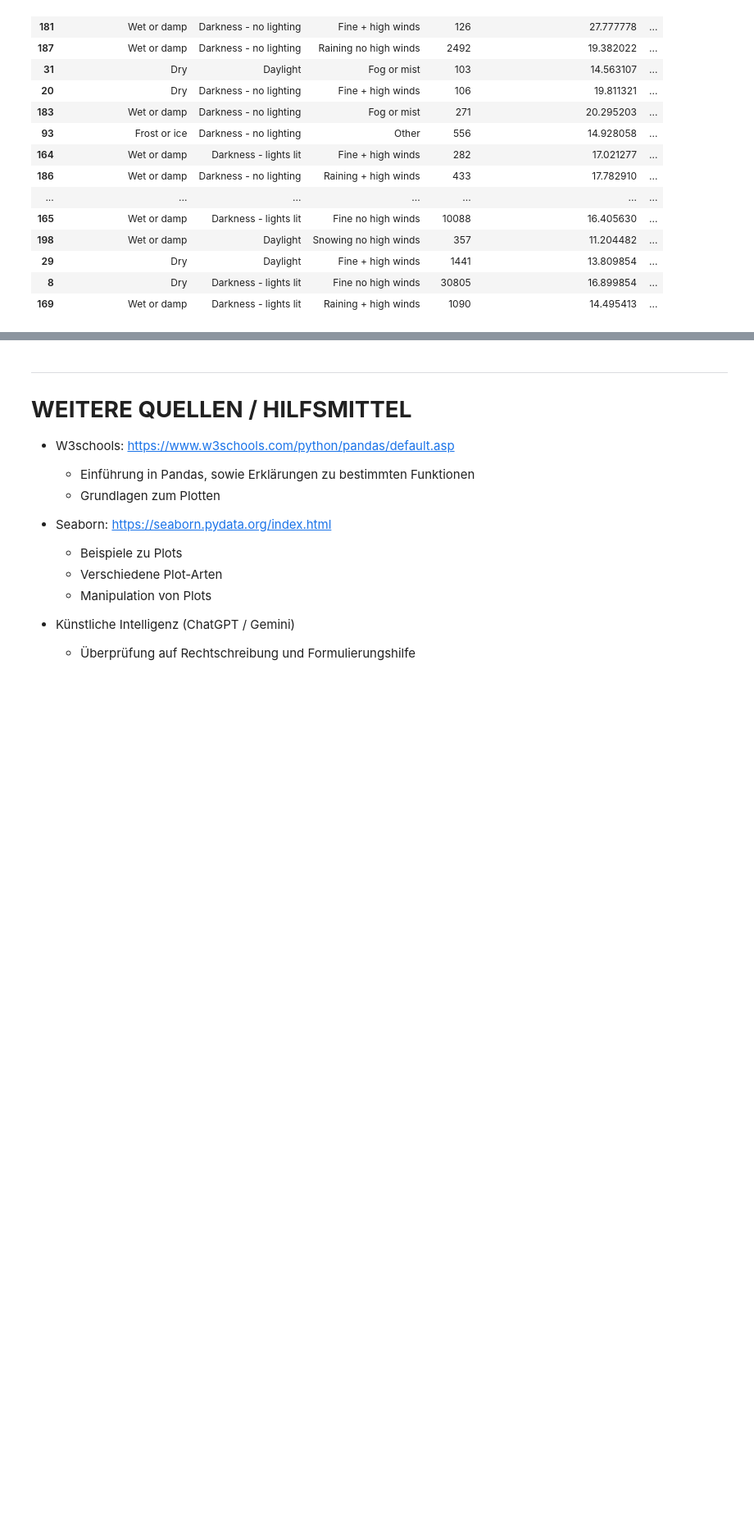
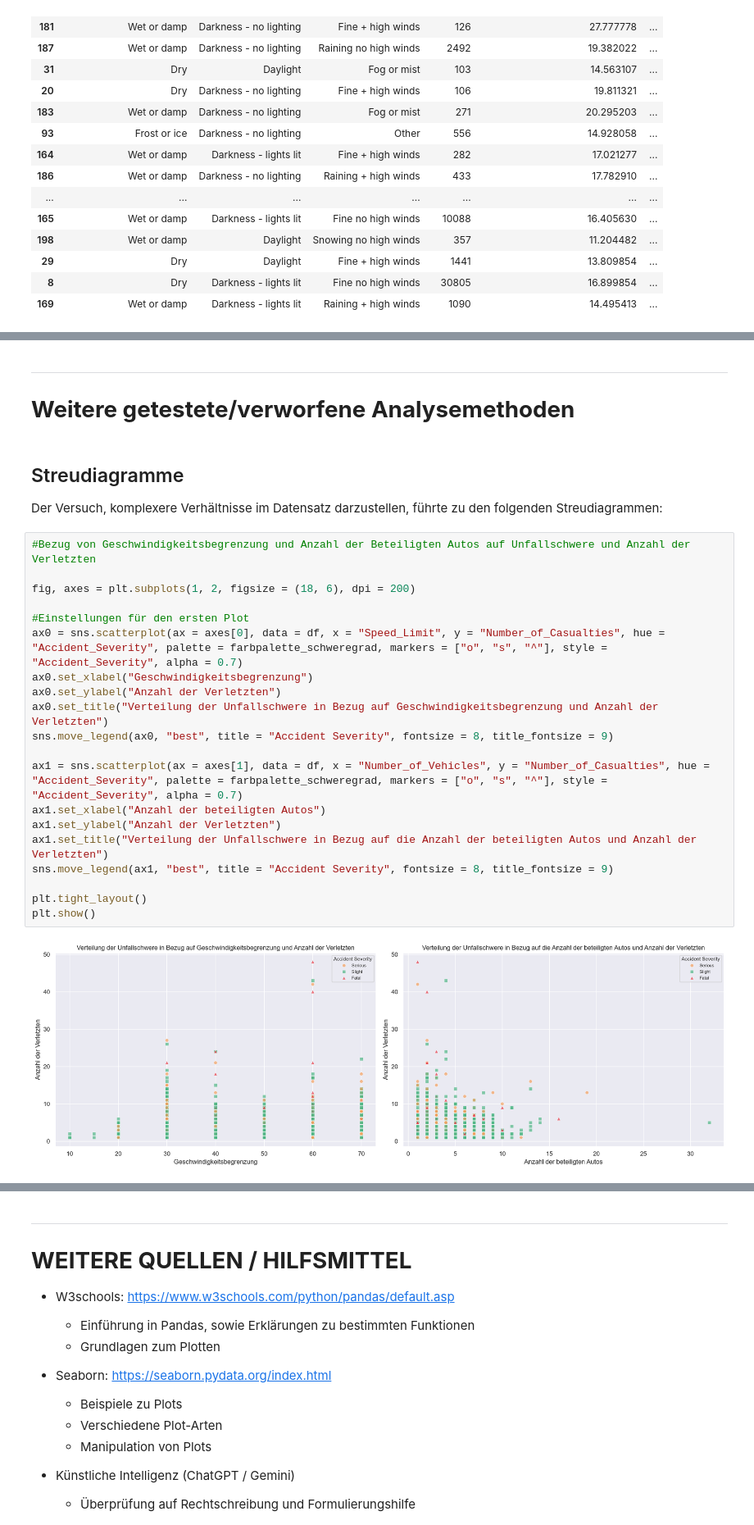
Before and after one commit to bentleman-byte/Credit-Card-Fraud-DSKI, a Jupyter notebook: Final.ipynb, the cells around one changed output, grey strips where cells are left out. Shown at 82% size. Drawn from its saved outputs; the diff is of its cells as text; blank space fills up the shorter version.

```diff
--- a/Final.ipynb
+++ b/Final.ipynb
@@ -1074,0 +1145,29 @@ Cramérs V (Kombination): 0.0726
+# %% [markdown]
+***
+# **Weitere getestete/verworfene Analysemethoden**
+# %% [markdown]
+## Streudiagramme
+
+Der Versuch, komplexere Verhältnisse im Datensatz darzustellen, führte zu den folgenden Streudiagrammen:
+# %%
+#Bezug von Geschwindigkeitsbegrenzung und Anzahl der Beteiligten Autos auf Unfallschwere und Anzahl der Verletzten
+
+fig, axes = plt.subplots(1, 2, figsize = (18, 6), dpi = 200)
+
+#Einstellungen für den ersten Plot
+ax0 = sns.scatterplot(ax = axes[0], data = df, x = "Speed_Limit", y = "Number_of_Casualties", hue = "Accident_Severity", palette = farbpalette_schweregrad, markers = ["o", "s", "^"], style = "Accident_Severity", alpha = 0.7)
+ax0.set_xlabel("Geschwindigkeitsbegrenzung")
+ax0.set_ylabel("Anzahl der Verletzten")
+ax0.set_title("Verteilung der Unfallschwere in Bezug auf Geschwindigkeitsbegrenzung und Anzahl der Verletzten")
+sns.move_legend(ax0, "best", title = "Accident Severity", fontsize = 8, title_fontsize = 9)
+
+ax1 = sns.scatterplot(ax = axes[1], data = df, x = "Number_of_Vehicles", y = "Number_of_Casualties", hue = "Accident_Severity", palette = farbpalette_schweregrad, markers = ["o", "s", "^"], style = "Accident_Severity", alpha = 0.7)
+ax1.set_xlabel("Anzahl der beteiligten Autos")
+ax1.set_ylabel("Anzahl der Verletzten")
+ax1.set_title("Verteilung der Unfallschwere in Bezug auf die Anzahl der beteiligten Autos und Anzahl der Verletzten")
+sns.move_legend(ax1, "best", title = "Accident Severity", fontsize = 8, title_fontsize = 9)
+
+plt.tight_layout()
+plt.show()
+# %% [output]
+[figure, added]
```
Also changed, not shown: parts of 8 cells of this notebook.
